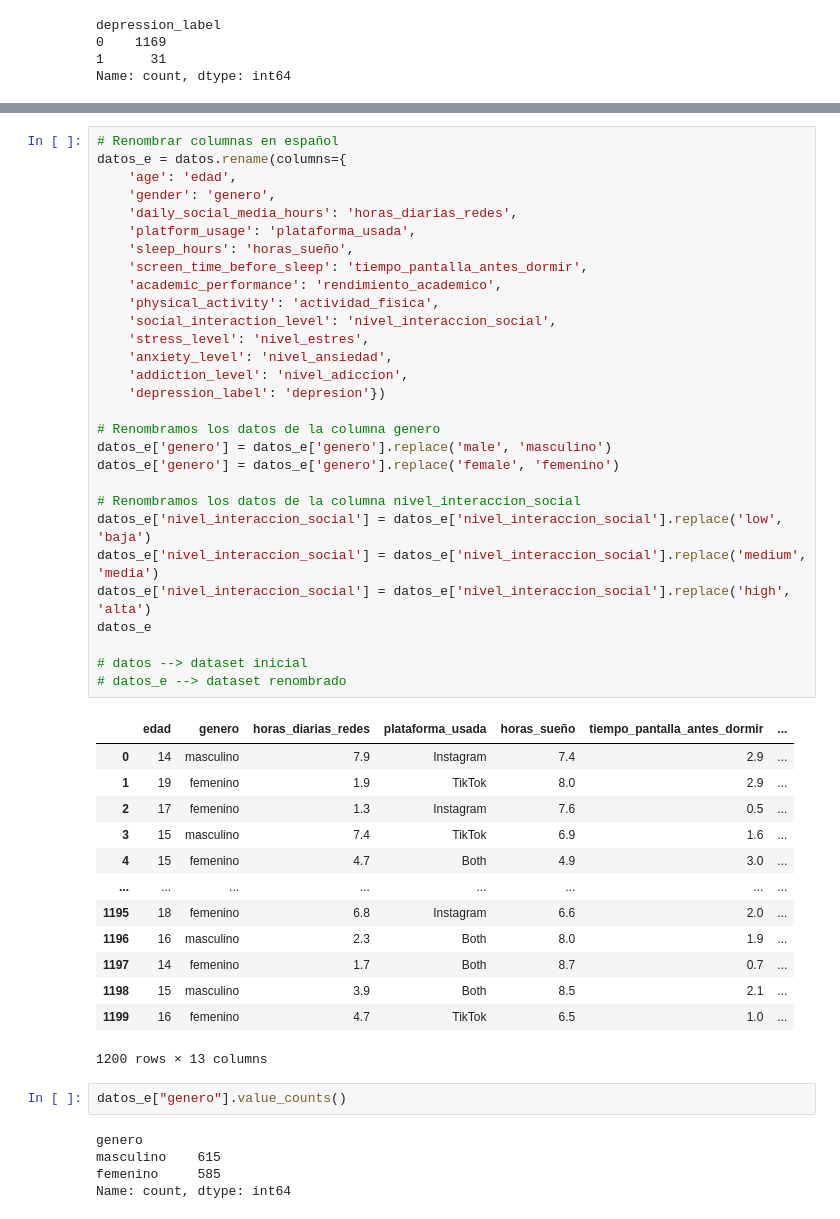
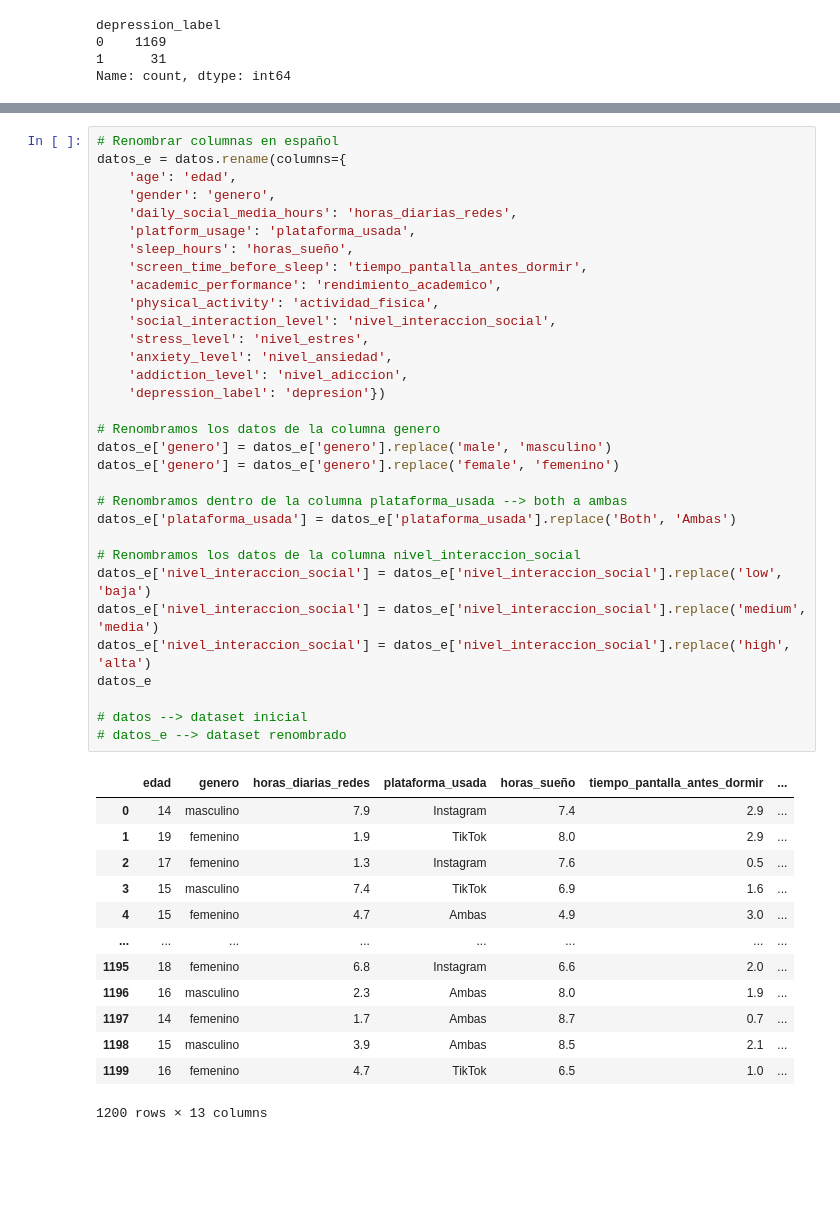
Before and after one commit to Ainara-1/EDA_ai, a Jupyter notebook: memoria.ipynb, the cells around one changed output, grey strips where cells are left out. Drawn from its saved outputs; the diff is of its cells as text; blank space fills up the shorter version.

```diff
--- a/memoria.ipynb
+++ b/memoria.ipynb
@@ -553,45 +468,41 @@ datos_e = datos.rename(columns={
     'daily_social_media_hours': 'horas_diarias_redes',
     'platform_usage': 'plataforma_usada',
     'sleep_hours': 'horas_sueño',
     'screen_time_before_sleep': 'tiempo_pantalla_antes_dormir',
     'academic_performance': 'rendimiento_academico',
     'physical_activity': 'actividad_fisica',
     'social_interaction_level': 'nivel_interaccion_social',
     'stress_level': 'nivel_estres',
     'anxiety_level': 'nivel_ansiedad',
     'addiction_level': 'nivel_adiccion',
     'depression_label': 'depresion'})
 
 # Renombramos los datos de la columna genero
 datos_e['genero'] = datos_e['genero'].replace('male', 'masculino')
 datos_e['genero'] = datos_e['genero'].replace('female', 'femenino')
 
+# Renombramos dentro de la columna plataforma_usada --> both a ambas
+datos_e['plataforma_usada'] = datos_e['plataforma_usada'].replace('Both', 'Ambas')
+
 # Renombramos los datos de la columna nivel_interaccion_social
 datos_e['nivel_interaccion_social'] = datos_e['nivel_interaccion_social'].replace('low', 'baja')
 datos_e['nivel_interaccion_social'] = datos_e['nivel_interaccion_social'].replace('medium', 'media')
 datos_e['nivel_interaccion_social'] = datos_e['nivel_interaccion_social'].replace('high', 'alta')
 datos_e
 
 # datos --> dataset inicial
 # datos_e --> dataset renombrado
 # %% [output]
 |  | edad | genero | horas_diarias_redes | plataforma_usada | horas_sueño | tiempo_pantalla_antes_dormir | ... |
 | 0 | 14 | masculino | 7.9 | Instagram | 7.4 | 2.9 | ... |
 | 1 | 19 | femenino | 1.9 | TikTok | 8.0 | 2.9 | ... |
 | 2 | 17 | femenino | 1.3 | Instagram | 7.6 | 0.5 | ... |
 | 3 | 15 | masculino | 7.4 | TikTok | 6.9 | 1.6 | ... |
-| 4 | 15 | femenino | 4.7 | Both | 4.9 | 3.0 | ... |
+| 4 | 15 | femenino | 4.7 | Ambas | 4.9 | 3.0 | ... |
 | ... | ... | ... | ... | ... | ... | ... | ... |
 | 1195 | 18 | femenino | 6.8 | Instagram | 6.6 | 2.0 | ... |
-| 1196 | 16 | masculino | 2.3 | Both | 8.0 | 1.9 | ... |
-| 1197 | 14 | femenino | 1.7 | Both | 8.7 | 0.7 | ... |
-| 1198 | 15 | masculino | 3.9 | Both | 8.5 | 2.1 | ... |
+| 1196 | 16 | masculino | 2.3 | Ambas | 8.0 | 1.9 | ... |
+| 1197 | 14 | femenino | 1.7 | Ambas | 8.7 | 0.7 | ... |
+| 1198 | 15 | masculino | 3.9 | Ambas | 8.5 | 2.1 | ... |
 | 1199 | 16 | femenino | 4.7 | TikTok | 6.5 | 1.0 | ... |
 1200 rows × 13 columns
-# %%
-datos_e["genero"].value_counts()
-# %% [output]
-genero
-masculino    615
-femenino     585
-Name: count, dtype: int64
```
Also changed, not shown: parts of 101 cells of this notebook, 21 other files.
